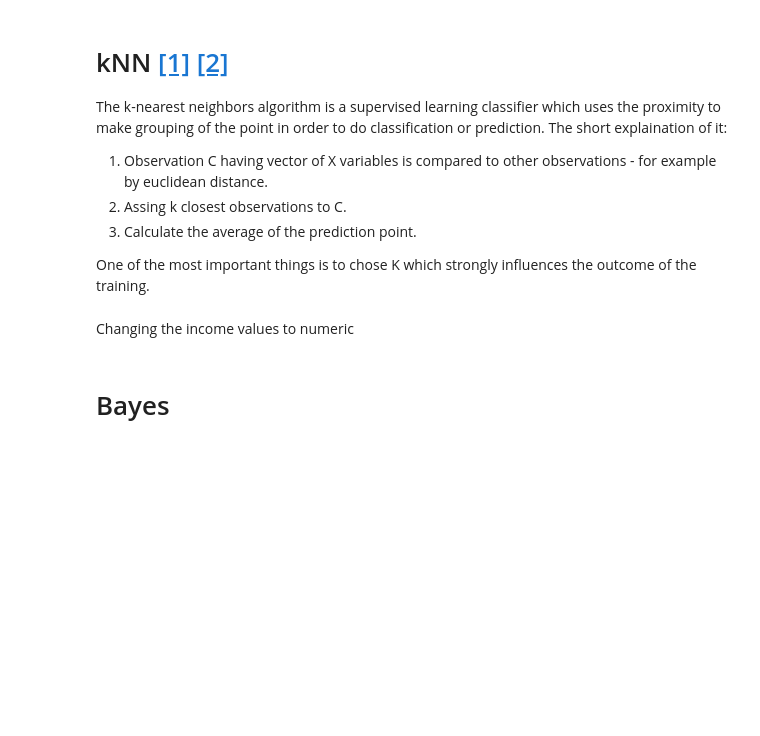
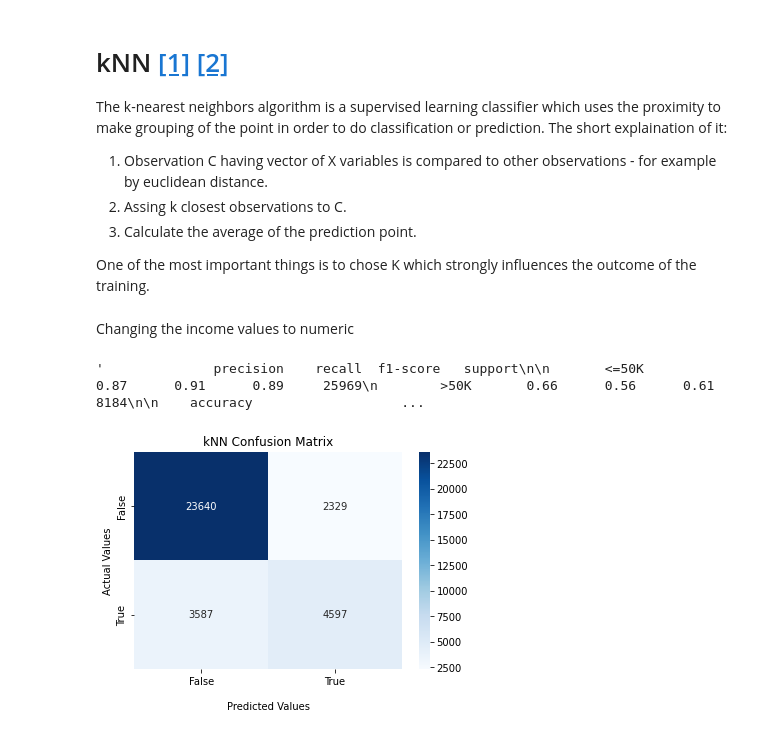
Before and after one commit to dron1t/codelabfun, a Jupyter notebook: IO.ipynb, the cells around one changed output. Saved outputs shown, nothing was run; the diff lists cells and outputs as text; code cells hidden in the pictures; blank space fills up the shorter version.

```diff
--- a/IO.ipynb
+++ b/IO.ipynb
@@ -323,6 +382,6 @@ AttributeError: ignored
 # %%
 def generate_confusion_matrix_heat_map(matrix, title):
-  ax = sns.heatmap(matrix, annot=True, cmap='Blues')
+  ax = sns.heatmap(matrix, fmt='d', annot=True, cmap='Blues')
   ax.set_title(title)
   ax.set_xlabel('\nPredicted Values')
   ax.set_ylabel('Actual Values')
@@ -350,13 +411,15 @@ Changing the income values to numeric
 # train_classes['income'] = test_classes['income'].map({' <=50K': 0, ' >50K': 1})
 # %%
 knn = KNeighborsClassifier(n_neighbors=9) ###k=9
-knn = knn.fit(train_set_scaled.values, train_classes.values)
+knn = knn.fit(train_set_scaled, train_classes.values)
 # %%
-pred = knn.predict(test_set_scaled.values)
+pred = knn.predict(test_set_scaled)
 
-confustion_matrix(test_classes.values, pred)
+knn_matrix = confusion_matrix(test_classes.values, pred)
 classification_report(test_classes.values, pred)
+# %% [output]
+'              precision    recall  f1-score   support\n\n       <=50K       0.87      0.91      0.89     25969\n        >50K       0.66      0.56      0.61      8184\n\n    accuracy                   ...
 # %%
-generate_confusion_matrix_heat_map(decision_tree_matrix, 'kNN Confusion Matrix')
+generate_confusion_matrix_heat_map(knn_matrix, 'kNN Confusion Matrix')
+# %% [output]
+[figure, added]
-# %% [markdown]
-# Bayes
```
Also changed, not shown: parts of 23 cells of this notebook.
